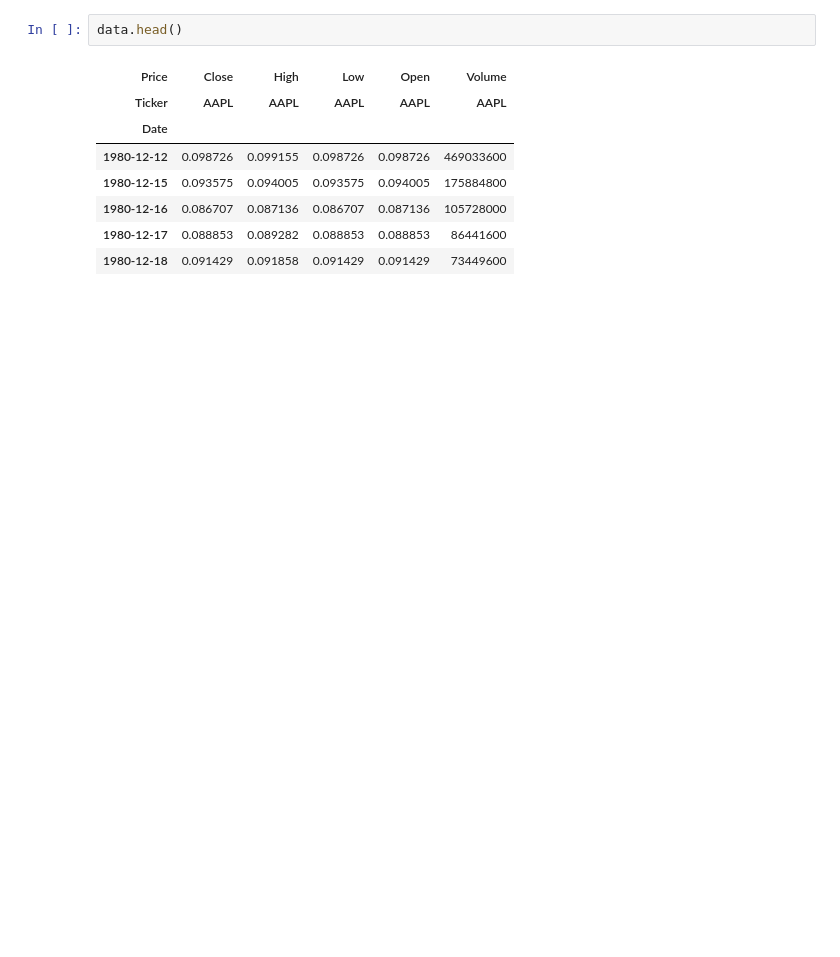
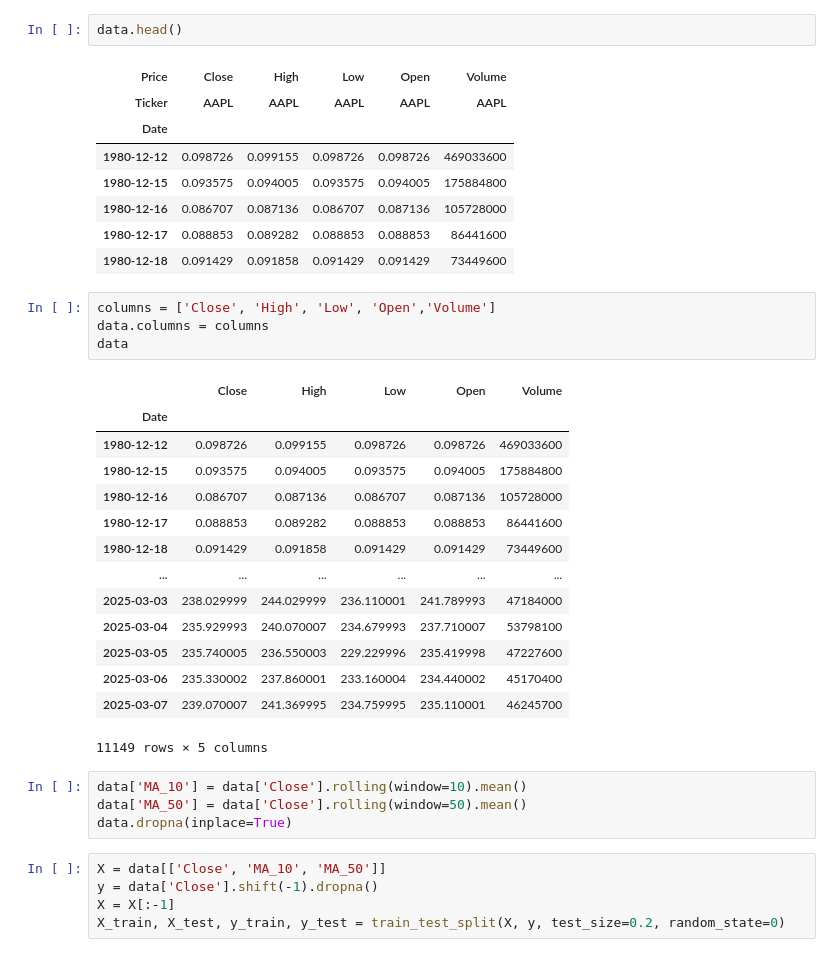
Before and after one commit to himanshunikam/Stock-Price-Predictor, a Jupyter notebook: main.ipynb, the cells around one changed output. Cells and saved outputs as stored; diff of their text form; blank space fills up the shorter version.

```diff
--- a/main.ipynb
+++ b/main.ipynb
@@ -18,3 +21,31 @@ data.head()
 | 1980-12-16 | 0.086707 | 0.087136 | 0.086707 | 0.087136 | 105728000 |
 | 1980-12-17 | 0.088853 | 0.089282 | 0.088853 | 0.088853 | 86441600 |
 | 1980-12-18 | 0.091429 | 0.091858 | 0.091429 | 0.091429 | 73449600 |
+# %%
+columns = ['Close', 'High', 'Low', 'Open','Volume']
+data.columns = columns
+data
+# %% [output]
+|  | Close | High | Low | Open | Volume |
+| Date |  |  |  |  |  |
+| 1980-12-12 | 0.098726 | 0.099155 | 0.098726 | 0.098726 | 469033600 |
+| 1980-12-15 | 0.093575 | 0.094005 | 0.093575 | 0.094005 | 175884800 |
+| 1980-12-16 | 0.086707 | 0.087136 | 0.086707 | 0.087136 | 105728000 |
+| 1980-12-17 | 0.088853 | 0.089282 | 0.088853 | 0.088853 | 86441600 |
+| 1980-12-18 | 0.091429 | 0.091858 | 0.091429 | 0.091429 | 73449600 |
+| ... | ... | ... | ... | ... | ... |
+| 2025-03-03 | 238.029999 | 244.029999 | 236.110001 | 241.789993 | 47184000 |
+| 2025-03-04 | 235.929993 | 240.070007 | 234.679993 | 237.710007 | 53798100 |
+| 2025-03-05 | 235.740005 | 236.550003 | 229.229996 | 235.419998 | 47227600 |
+| 2025-03-06 | 235.330002 | 237.860001 | 233.160004 | 234.440002 | 45170400 |
+| 2025-03-07 | 239.070007 | 241.369995 | 234.759995 | 235.110001 | 46245700 |
+11149 rows × 5 columns
+# %%
+data['MA_10'] = data['Close'].rolling(window=10).mean()
+data['MA_50'] = data['Close'].rolling(window=50).mean()
+data.dropna(inplace=True)
+# %%
+X = data[['Close', 'MA_10', 'MA_50']]
+y = data['Close'].shift(-1).dropna()
+X = X[:-1]
+X_train, X_test, y_train, y_test = train_test_split(X, y, test_size=0.2, random_state=0)
```
Also changed, not shown: parts of 5 cells of this notebook.
